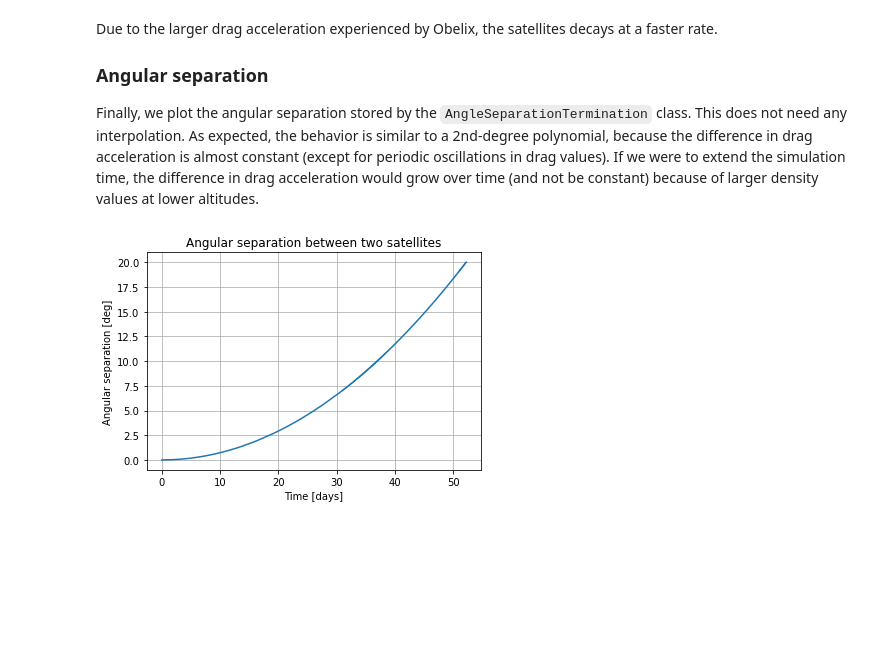
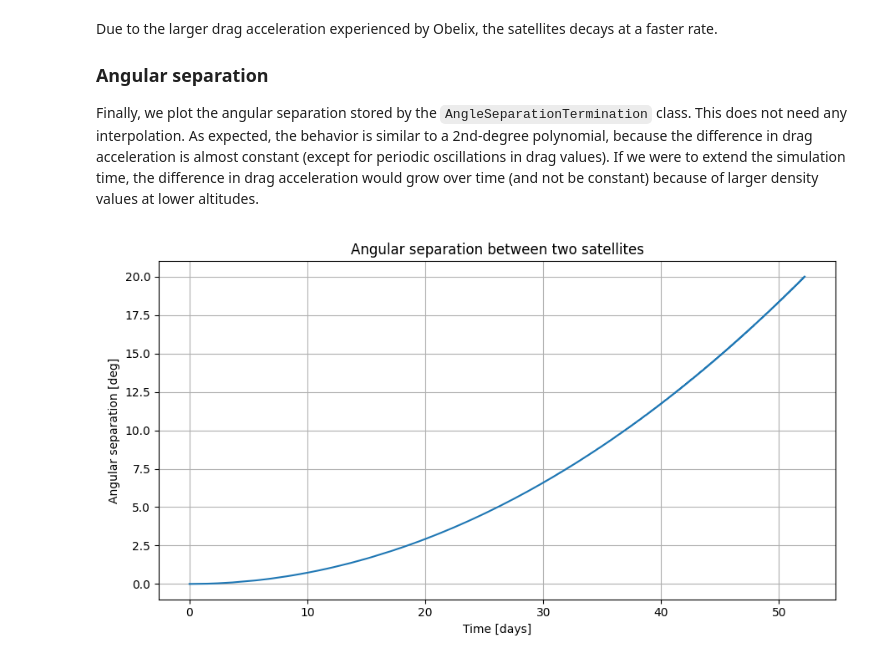
Before and after one commit to tudat-team/tudat-space, a Jupyter notebook: docs/source/_src_getting_started/_src_examples/notebooks/propagation/two_satellite_phasing.ipynb, the cells around one changed output. Drawn from its saved outputs; the diff is of its cells as text; code cells hidden in the pictures; blank space fills up the shorter version.

```diff
--- a/docs/source/_src_getting_started/_src_examples/notebooks/propagation/two_satellite_phasing.ipynb
+++ b/docs/source/_src_getting_started/_src_examples/notebooks/propagation/two_satellite_phasing.ipynb
@@ -558,12 +566,13 @@ extend the simulation time, the difference in drag acceleration would grow over
 # %%
 # Plot angular separation
 angular_separation_list = np.rad2deg(angular_separation.separation_angle_history)
 # Plot
-fig, ax = plt.subplots()
+fig, ax = plt.subplots(figsize=(9,5))
 ax.plot(time_days, angular_separation_list)
 ax.set_xlabel("Time [days]")
 ax.set_ylabel("Angular separation [deg]")
 ax.set_title("Angular separation between two satellites")
 ax.grid()
+plt.tight_layout()
 # %% [output]
-[figure, old version]
+[figure, new version]
```
Also changed, not shown: parts of 5 cells of this notebook, 11 other files.
